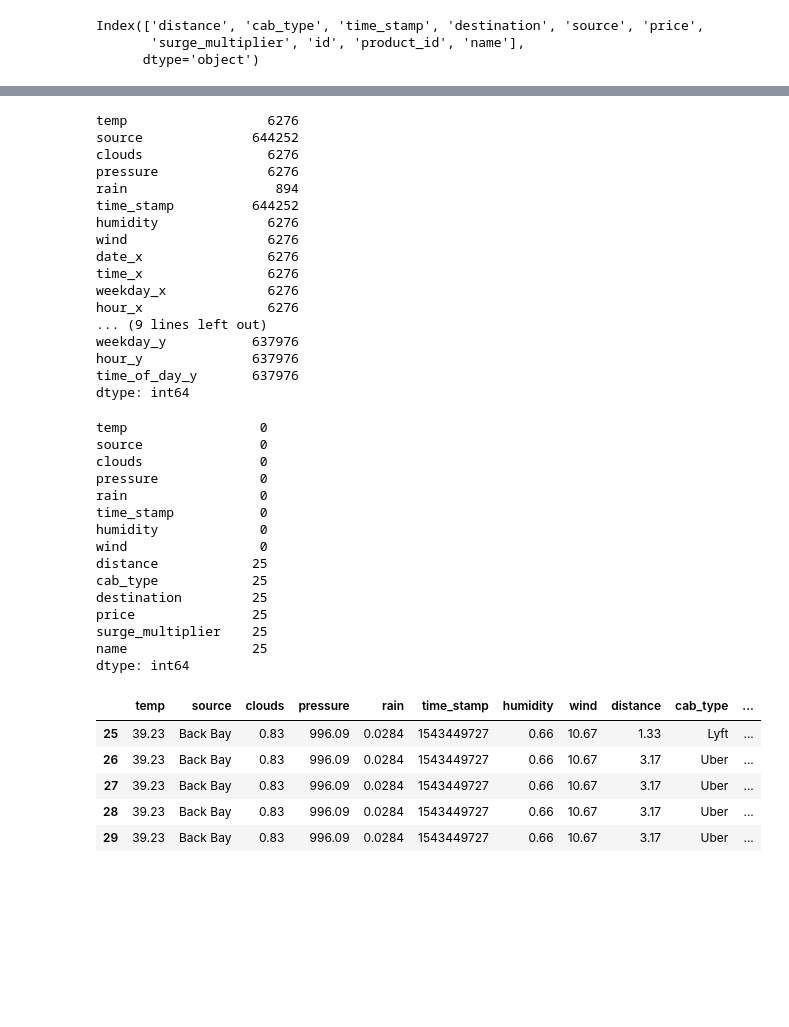
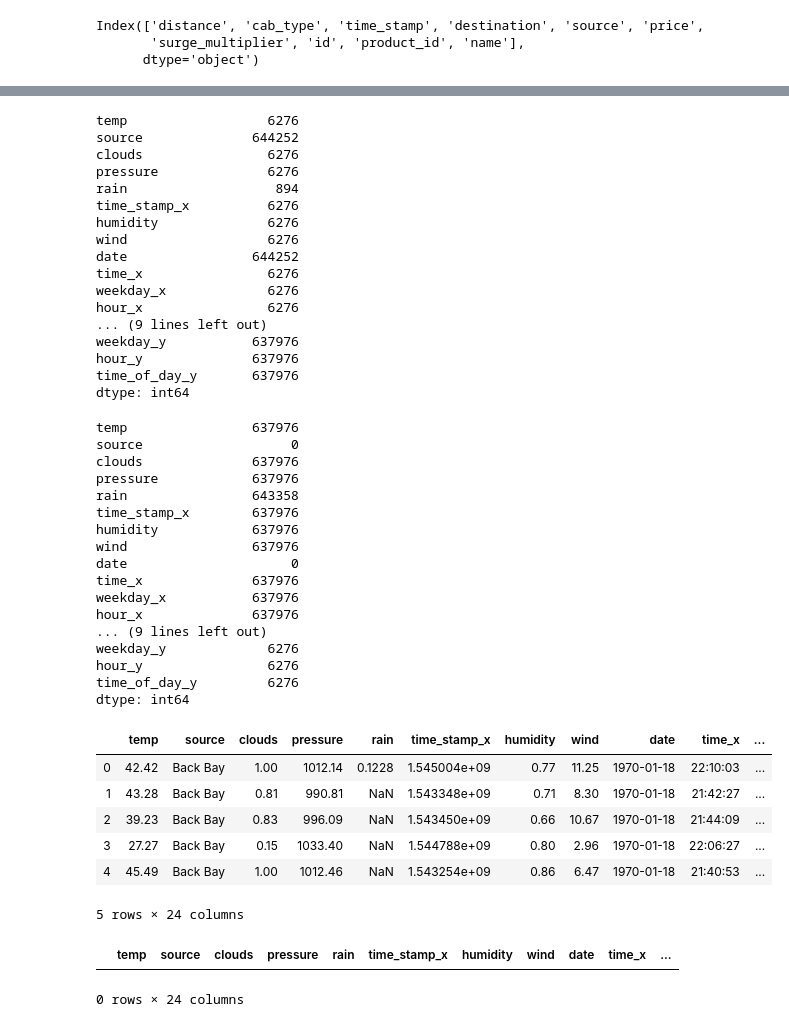
Before and after one commit to Mortendefries/AI, a Jupyter notebook: Data prep_merge.ipynb, the cells around one changed output, grey strips where cells are left out. Drawn from its saved outputs; the diff is of its cells as text; code cells hidden in the pictures; blank space fills up the shorter version.

```diff
--- a/Data prep_merge.ipynb
+++ b/Data prep_merge.ipynb
@@ -76,21 +96,21 @@ cab_weather_df = cab_weather_df[['distance', 'cab_type', 'time_stamp', 'destinat
        'surge_multiplier', 'name', 'date', 'time', 'weekday', 'hour', 'time_of_day']]
 # %%
 #we want to convert the timestamps into date, time, weekday, hour, and time of day (Morning, afternoon, evening, and night)
-weather_df["rounded_timestamp"] = weather_df["time_stamp"] / 1000
-weather_df["rounded_timestamp"] = weather_df["rounded_timestamp"].apply(np.floor)
+#weather_df["rounded_timestamp"] = weather_df["time_stamp"] / 1000
+#weather_df["rounded_timestamp"] = weather_df["rounded_timestamp"].apply(np.floor)
 
-weather_df["date"] = weather_df["rounded_timestamp"].apply(lambda x : datetime.fromtimestamp(x).date())
-weather_df["time"] = weather_df["rounded_timestamp"].apply(lambda x: datetime.fromtimestamp(x).time())
-weather_df['weekday'] = weather_df['date'].apply(lambda x: x.weekday())
-weather_df["weekday"] = weather_df["weekday"].map({0: 'Monday', 1: 'Tuesday', 2: 'Wednesday', 3: 'Thursday', 4: 'Friday', 5: 'Saturday', 6: 'Sunday'})
-weather_df['hour'] = weather_df['time'].apply(lambda time: time.hour)
+weather_df["date"] = weather_df["time_stamp"].apply(lambda x : datetime.fromtimestamp(x).date())
+weather_df["time"] = weather_df["time_stamp"].apply(lambda x: datetime.fromtimestamp(x).time())
+#weather_df['weekday'] = weather_df['date'].apply(lambda x: x.weekday())
+#weather_df["weekday"] = weather_df["weekday"].map({0: 'Monday', 1: 'Tuesday', 2: 'Wednesday', 3: 'Thursday', 4: 'Friday', 5: 'Saturday', 6: 'Sunday'})
+#weather_df['hour'] = weather_df['time'].apply(lambda time: time.hour)
 
-weather_df.loc[(weather_df.hour >= 6) & (weather_df.hour < 12) , 'time_of_day'] = 'Morning'
-weather_df.loc[(weather_df.hour >= 12) & (weather_df.hour < 15) , 'time_of_day'] = 'Afternoon'
-weather_df.loc[(weather_df.hour >= 15) & (weather_df.hour < 18) , 'time_of_day'] = 'Evening'
-weather_df.loc[(weather_df.hour >= 18) | (weather_df.hour < 6) , 'time_of_day'] = 'Night'
+#weather_df.loc[(weather_df.hour >= 6) & (weather_df.hour < 12) , 'time_of_day'] = 'Morning'
+#weather_df.loc[(weather_df.hour >= 12) & (weather_df.hour < 15) , 'time_of_day'] = 'Afternoon'
+#weather_df.loc[(weather_df.hour >= 15) & (weather_df.hour < 18) , 'time_of_day'] = 'Evening'
+#weather_df.loc[(weather_df.hour >= 18) | (weather_df.hour < 6) , 'time_of_day'] = 'Night'
 
 weather_df = weather_df[['temp', 'source', 'clouds', 'pressure', 'rain', 'time_stamp', 'humidity',
-                         'wind', 'date', 'time', 'weekday', 'hour', 'time_of_day']]
+                         'wind', 'date', 'time']]
 # %%
-merged_data = pd.merge(weather_df, cab_weather_df, on=["source", 'date'], how="outer")
+merged_data = pd.merge(cab_weather_df, weather_df, how="outer", on=["date", "source"])
@@ -122,10 +163,10 @@ source              644252
 clouds                6276
 pressure              6276
 rain                   894
-time_stamp          644252
+time_stamp_x          6276
 humidity              6276
 wind                  6276
-date_x                6276
+date                644252
 time_x                6276
 weekday_x             6276
 hour_x                6276
@@ -137,29 +178,37 @@ dtype: int64
 # %%
 merged_data.isnull().sum()
 # %% [output]
-temp                 0
-source               0
-clouds               0
-pressure             0
-rain                 0
-time_stamp           0
-humidity             0
-wind                 0
-distance            25
-cab_type            25
-destination         25
-price               25
-surge_multiplier    25
-name                25
+temp                637976
+source                   0
+clouds              637976
+pressure            637976
+rain                643358
+time_stamp_x        637976
+humidity            637976
+wind                637976
+date                     0
+time_x              637976
+weekday_x           637976
+hour_x              637976
+... (9 lines left out)
+weekday_y             6276
+hour_y                6276
+time_of_day_y         6276
 dtype: int64
 # %%
-merged_data.dropna(inplace=True)
+#merged_data.dropna(inplace=True)
 
 merged_data.head()
 # %% [output]
-|  | temp | source | clouds | pressure | rain | time_stamp | humidity | wind | distance | cab_type | ... |
-| 25 | 39.23 | Back Bay | 0.83 | 996.09 | 0.0284 | 1543449727 | 0.66 | 10.67 | 1.33 | Lyft | ... |
-| 26 | 39.23 | Back Bay | 0.83 | 996.09 | 0.0284 | 1543449727 | 0.66 | 10.67 | 3.17 | Uber | ... |
-| 27 | 39.23 | Back Bay | 0.83 | 996.09 | 0.0284 | 1543449727 | 0.66 | 10.67 | 3.17 | Uber | ... |
-| 28 | 39.23 | Back Bay | 0.83 | 996.09 | 0.0284 | 1543449727 | 0.66 | 10.67 | 3.17 | Uber | ... |
-| 29 | 39.23 | Back Bay | 0.83 | 996.09 | 0.0284 | 1543449727 | 0.66 | 10.67 | 3.17 | Uber | ... |
+|  | temp | source | clouds | pressure | rain | time_stamp_x | humidity | wind | date | time_x | ... |
+| 0 | 42.42 | Back Bay | 1.00 | 1012.14 | 0.1228 | 1.545004e+09 | 0.77 | 11.25 | 1970-01-18 | 22:10:03 | ... |
+| 1 | 43.28 | Back Bay | 0.81 | 990.81 | NaN | 1.543348e+09 | 0.71 | 8.30 | 1970-01-18 | 21:42:27 | ... |
+| 2 | 39.23 | Back Bay | 0.83 | 996.09 | NaN | 1.543450e+09 | 0.66 | 10.67 | 1970-01-18 | 21:44:09 | ... |
+| 3 | 27.27 | Back Bay | 0.15 | 1033.40 | NaN | 1.544788e+09 | 0.80 | 2.96 | 1970-01-18 | 22:06:27 | ... |
+| 4 | 45.49 | Back Bay | 1.00 | 1012.46 | NaN | 1.543254e+09 | 0.86 | 6.47 | 1970-01-18 | 21:40:53 | ... |
+5 rows × 24 columns
+# %%
+merged_data.head(5)
+# %% [output]
+|  | temp | source | clouds | pressure | rain | time_stamp_x | humidity | wind | date | time_x | ... |
+0 rows × 24 columns
```
Also changed, not shown: parts of 3 cells of this notebook, 3 other files.
